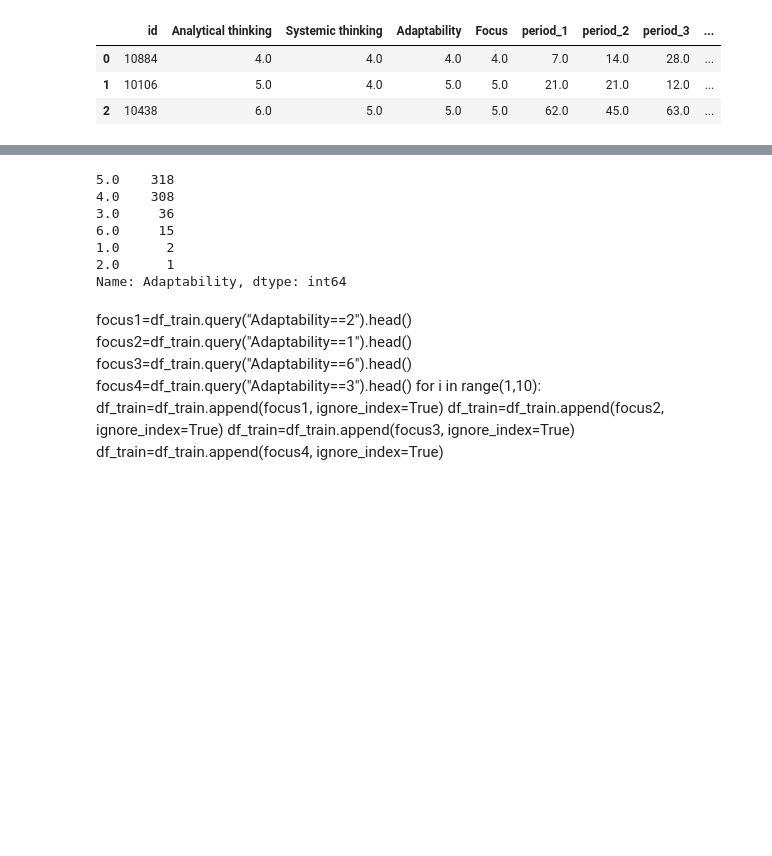
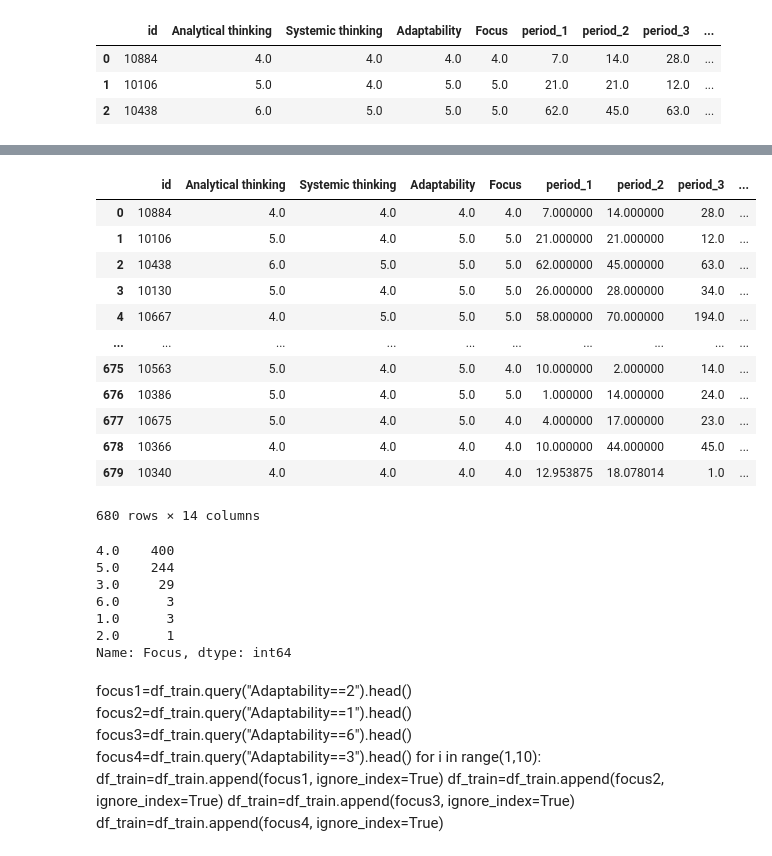
Before and after one commit to genalll/mlsport, a Jupyter notebook: рандомный лес оптимизированный.ipynb, the cells around one changed output, grey strips where cells are left out. Saved outputs shown, nothing was run; the diff lists cells and outputs as text; code cells hidden in the pictures; blank space fills up the shorter version.

```diff
--- a/рандомный лес оптимизированный.ipynb
+++ b/рандомный лес оптимизированный.ipynb
@@ -139,14 +162,30 @@ df_train.head(3)
+# %%
+df_train
+# %% [output]
+|  | id | Analytical thinking | Systemic thinking | Adaptability | Focus | period_1 | period_2 | period_3 | ... |
+| 0 | 10884 | 4.0 | 4.0 | 4.0 | 4.0 | 7.000000 | 14.000000 | 28.0 | ... |
+| 1 | 10106 | 5.0 | 4.0 | 5.0 | 5.0 | 21.000000 | 21.000000 | 12.0 | ... |
+| 2 | 10438 | 6.0 | 5.0 | 5.0 | 5.0 | 62.000000 | 45.000000 | 63.0 | ... |
+| 3 | 10130 | 5.0 | 4.0 | 5.0 | 5.0 | 26.000000 | 28.000000 | 34.0 | ... |
+| 4 | 10667 | 4.0 | 5.0 | 5.0 | 5.0 | 58.000000 | 70.000000 | 194.0 | ... |
+| ... | ... | ... | ... | ... | ... | ... | ... | ... | ... |
+| 675 | 10563 | 5.0 | 4.0 | 5.0 | 4.0 | 10.000000 | 2.000000 | 14.0 | ... |
+| 676 | 10386 | 5.0 | 4.0 | 5.0 | 5.0 | 1.000000 | 14.000000 | 24.0 | ... |
+| 677 | 10675 | 5.0 | 4.0 | 5.0 | 4.0 | 4.000000 | 17.000000 | 23.0 | ... |
+| 678 | 10366 | 4.0 | 4.0 | 4.0 | 4.0 | 10.000000 | 44.000000 | 45.0 | ... |
+| 679 | 10340 | 4.0 | 4.0 | 4.0 | 4.0 | 12.953875 | 18.078014 | 1.0 | ... |
+680 rows × 14 columns
 # %%
 
-df_train['Adaptability'].value_counts()
+df_train['Focus'].value_counts()
 # %% [output]
-5.0    318
-4.0    308
-3.0     36
-6.0     15
-1.0      2
+4.0    400
+5.0    244
+3.0     29
+6.0      3
+1.0      3
 2.0      1
-Name: Adaptability, dtype: int64
+Name: Focus, dtype: int64
 # %% [markdown]
 
 focus1=df_train.query("Adaptability==2").head()
```
Also changed, not shown: parts of 32 cells of this notebook, 10 other files.
